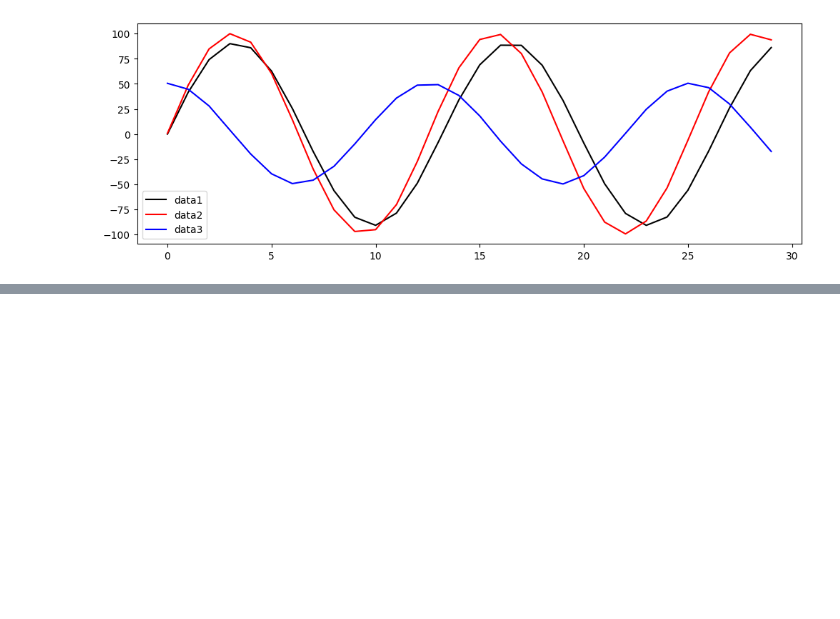
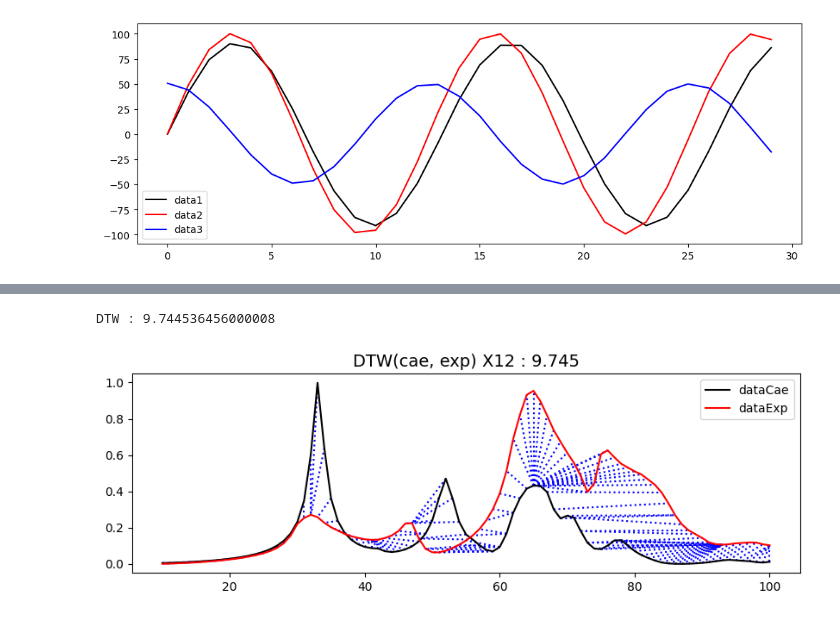
Before and after one commit to akmiccom/dtwDistance, a Jupyter notebook: dtw01.ipynb, the cells around one changed output, grey strips where cells are left out. Drawn from its saved outputs; the diff is of its cells as text; code cells hidden in the pictures; blank space fills up the shorter version.

```diff
--- a/dtw01.ipynb
+++ b/dtw01.ipynb
@@ -78,0 +84,45 @@ plt.show()
+# %%
+df = pd.read_csv('data01.csv')
+# %%
+num1, direction = 1, "X"
+
+
+def dtwFunc(num1, direction):
+    cae = df[[f"hz{num1}", f"{direction}{num1}"]][df[f"hz{num1}"] % 1 == 0]
+    exp = df[[f"hz{num1+1}", f"{direction}{num1+1}"]][df[f"hz{num1+1}"] % 1 == 0]
+
+    hzCae = cae[f"hz{num1}"]
+    hzExp = exp[f"hz{num1+1}"]
+
+    dataCae = cae[f"{direction}{num1}"]
+    dataExp = exp[f"{direction}{num1+1}"]
+
+    distance_12, path_12 = fastdtw(dataCae, dataExp)
+    print(f"DTW : {distance_12}")
+
+    # 対応するポイントを線で結ぶ
+    plt.figure(figsize=(10, 3))
+    for x_12 in path_12:
+        plt.plot(
+            [list(hzCae)[x_12[0]], list(hzExp)[x_12[1]]],
+            [list(dataCae)[x_12[0]], list(dataExp)[x_12[1]]],
+            color="b",
+            linestyle="dotted",
+        )
+
+    # 波形をプロット
+    plt.plot(cae[f"hz{num1}"], cae[f"{direction}{num1}"], label="dataCae", color="k")
+    plt.plot(
+        exp[f"hz{num1+1}"], exp[f"{direction}{num1+1}"], label="dataExp", color="r"
+    )
+    plt.legend()
+    plt.title(
+        f"DTW(cae, exp) {direction}{num1}{num1+1} : {np.round(distance_12, 3)}",
+        fontsize=14,
+    )
+    plt.show()
+# %%
+dtwFunc(1, 'X')
+# %% [output]
+DTW : 9.744536456000008
+[figure, added]
```
Also changed, not shown: parts of 11 cells of this notebook, 3 other files.
